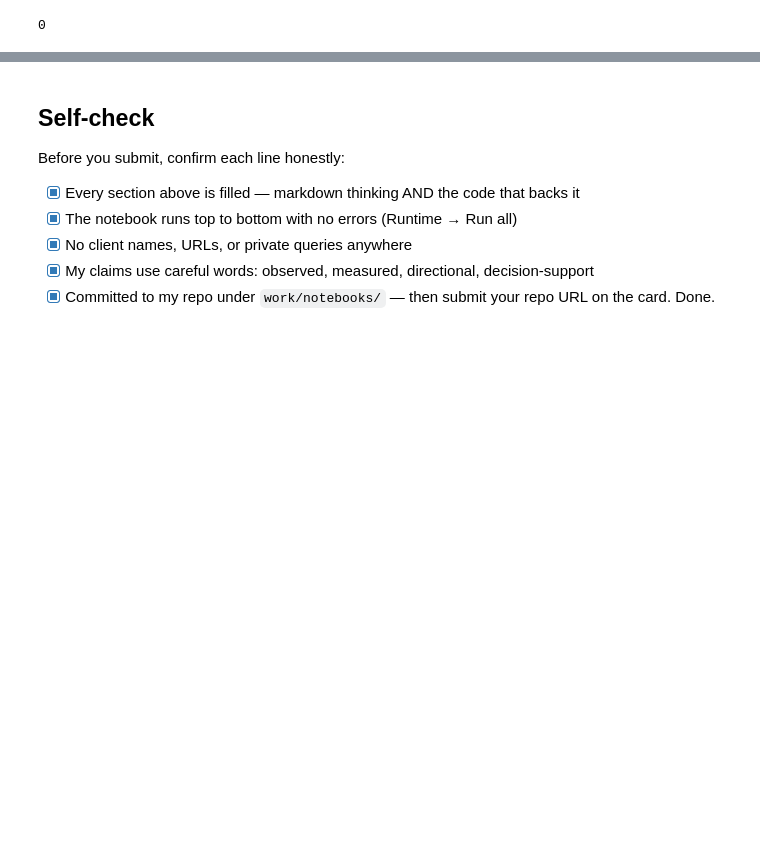
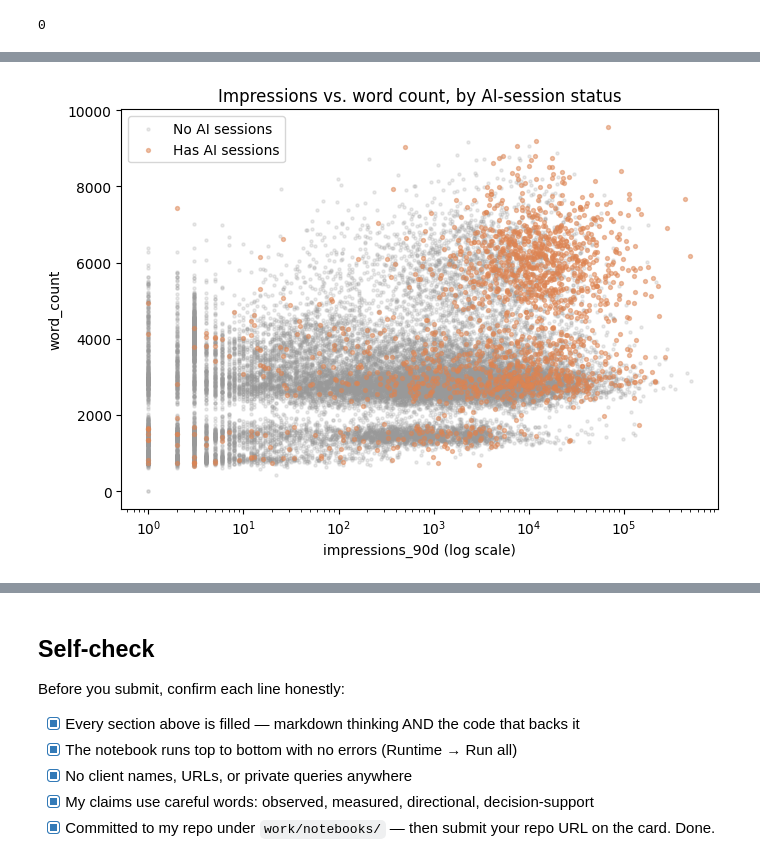
Before and after one commit to whozahm3d/flyrank-ml-internship, a Jupyter notebook: work/notebooks/w02_ml_task_framing.ipynb, the cells around one changed output, grey strips where cells are left out. Saved outputs shown, nothing was run; the diff lists cells and outputs as text; code cells hidden in the pictures; blank space fills up the shorter version.

```diff
--- a/work/notebooks/w02_ml_task_framing.ipynb
+++ b/work/notebooks/w02_ml_task_framing.ipynb
@@ -453,0 +575,18 @@ print(candidates.head(10)["avg_position"].eq(0).sum())
+# %%
+fig, ax = plt.subplots(figsize=(7, 5))
+no_ai = df[df["ai_sessions_90d"] == 0]
+has_ai = df[df["ai_sessions_90d"] > 0]
+
+ax.scatter(no_ai["impressions_90d"], no_ai["word_count"], s=5, alpha=0.2, color="#999999", label="No AI sessions")
+ax.scatter(has_ai["impressions_90d"], has_ai["word_count"], s=8, alpha=0.5, color="#DD8452", label="Has AI sessions")
+ax.set_xscale("log")
+ax.set_xlabel("impressions_90d (log scale)")
+ax.set_ylabel("word_count")
+ax.set_title("Impressions vs. word count, by AI-session status")
+ax.legend()
+
+plt.tight_layout()
+plt.savefig("work/figures/w02_impressions_wordcount_scatter.png", dpi=150, bbox_inches="tight")
+plt.show()
+# %% [output]
+[figure, added]
```
Also changed, not shown: parts of 14 cells of this notebook.
